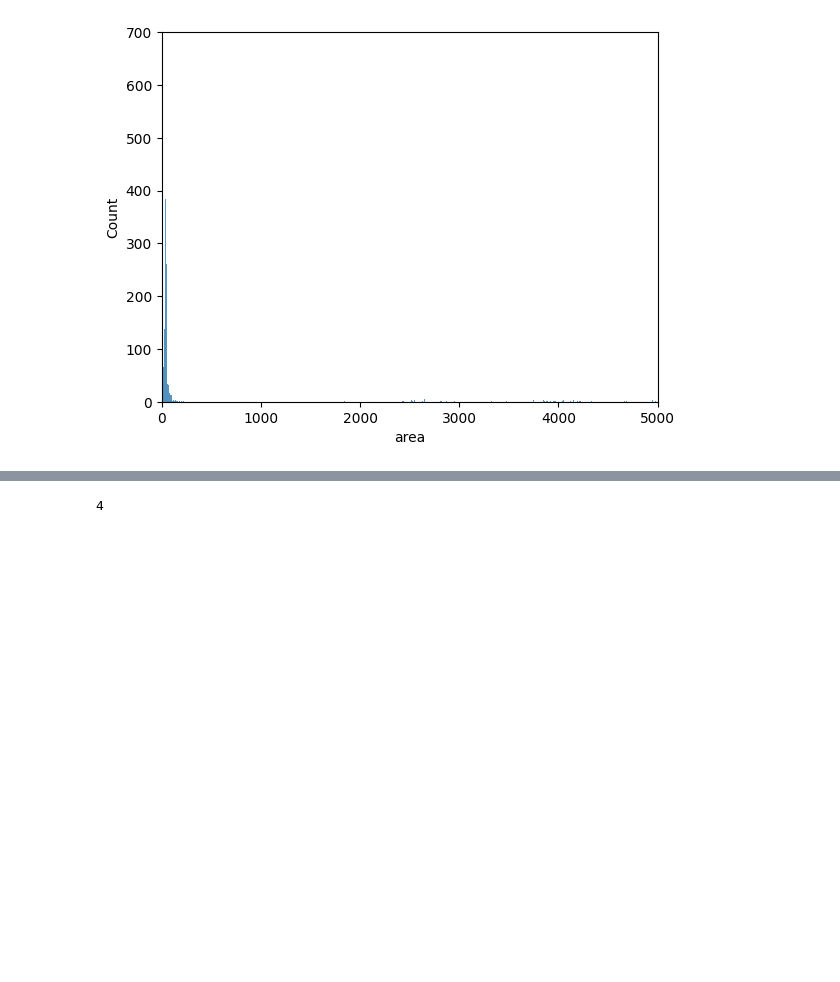
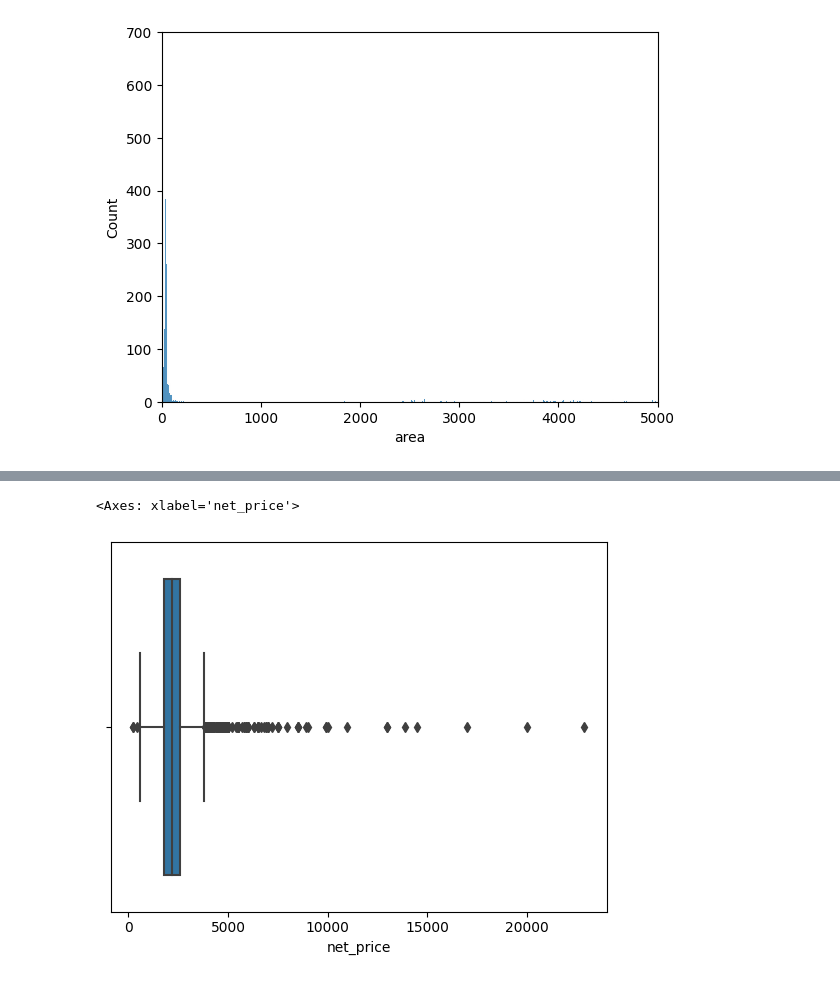
Before and after one commit to filki/Kaggle_Warsaw_rent_prices, a Jupyter notebook: starter.ipynb, the cells around one changed output, grey strips where cells are left out. Saved outputs shown, nothing was run; the diff lists cells and outputs as text; code cells hidden in the pictures; blank space fills up the shorter version.

```diff
--- a/starter.ipynb
+++ b/starter.ipynb
@@ -545,4 +374,5 @@ count_both = df_imp_final[(df_imp_final['area'] > 1000) & (df_imp_final["net_pri
-# %%
-count_both
-# %% [output]
-4
+# %%
+sns.boxplot(x = imputed_df["net_price"])
+# %% [output]
+<Axes: xlabel='net_price'>
+[figure, added]
```
Also changed, not shown: parts of 31 cells of this notebook.
